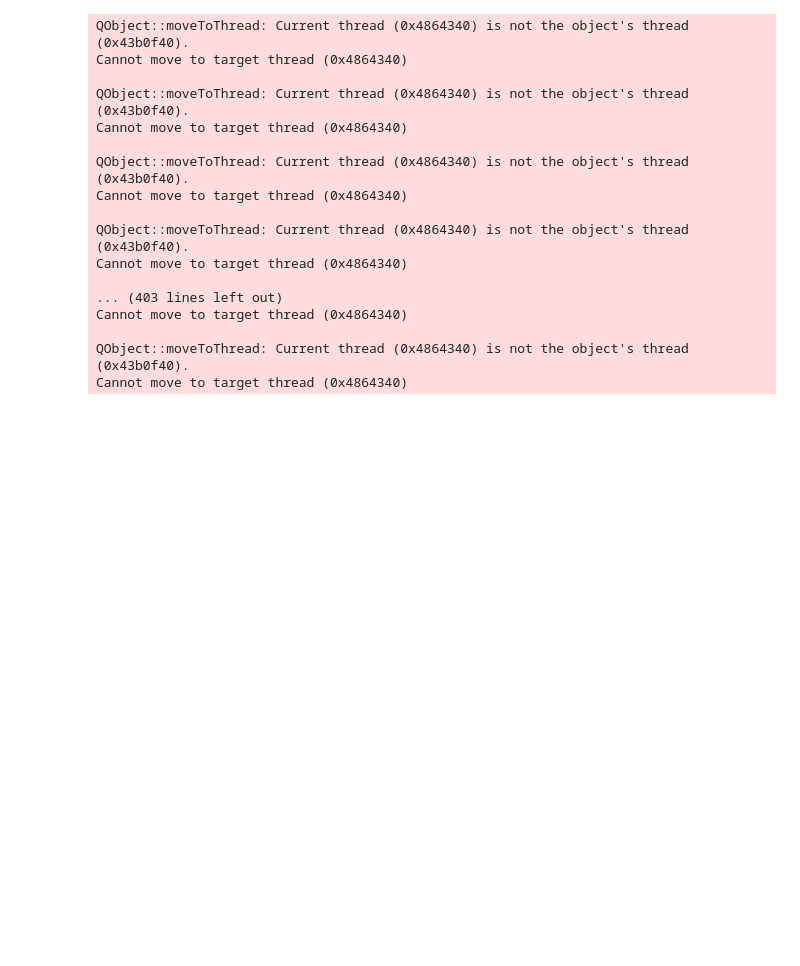
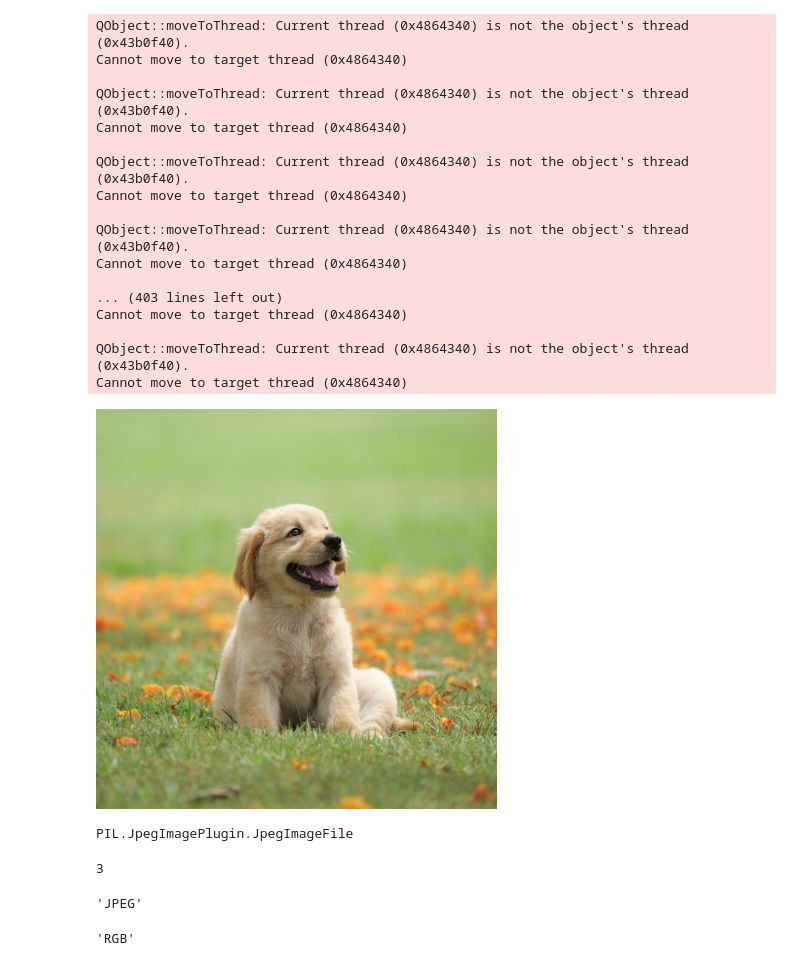
Before and after one commit to tejaskolhe27/Computer_Vision, a Jupyter notebook: Image Basics.ipynb, the cells around one changed output. Cells and saved outputs as stored; diff of their text form; code cells hidden in the pictures; blank space fills up the shorter version.

```diff
--- a/Image Basics.ipynb
+++ b/Image Basics.ipynb
@@ -136,0 +139,22 @@ Cannot move to target thread (0x4864340)
+# %%
+img = Image.open('images/dog.jpg')
+# %%
+img
+# %% [output]
+[figure, added]
+# %%
+type(img)
+# %% [output]
+PIL.JpegImagePlugin.JpegImageFile
+# %%
+img.layers
+# %% [output]
+3
+# %%
+img.format
+# %% [output]
+'JPEG'
+# %%
+img.mode
+# %% [output]
+'RGB'
```
Also changed, not shown: parts of 3 cells of this notebook, 1 other file.
